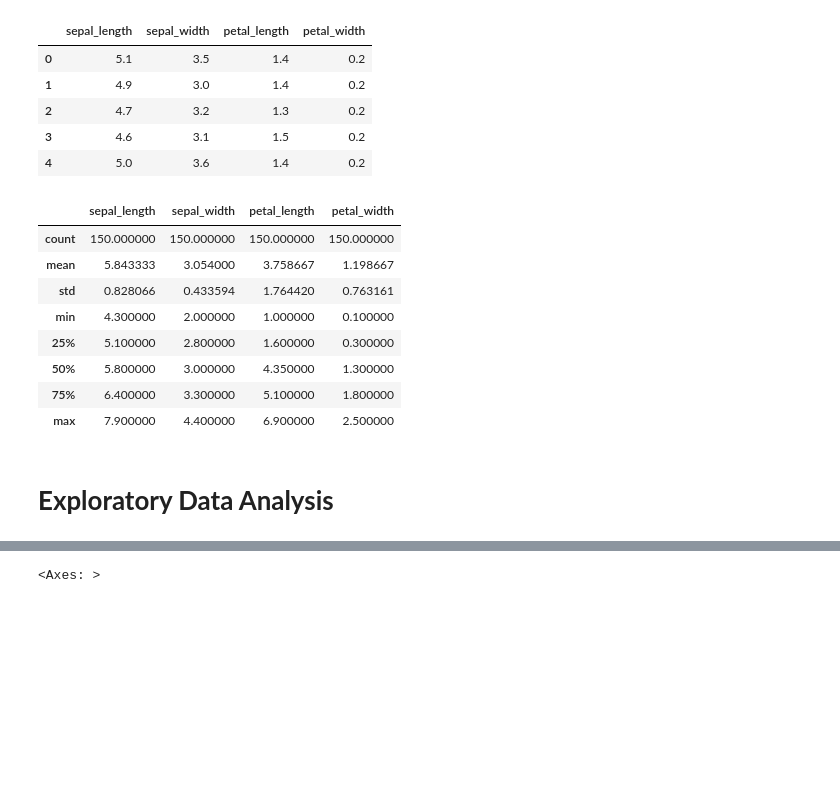
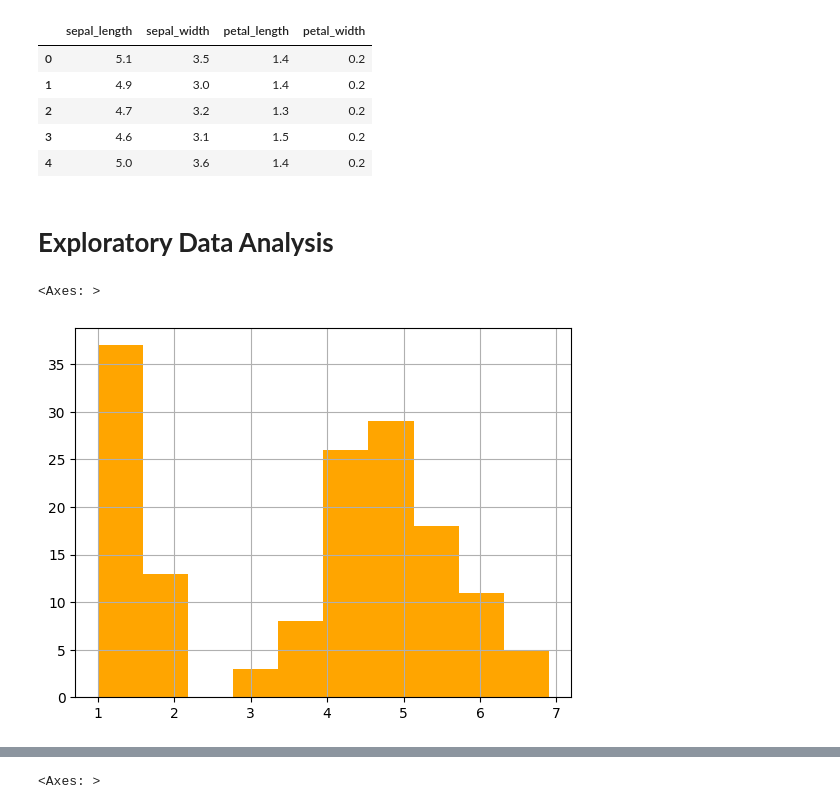
Before and after one commit to anikashaji/CODSOFT, a Jupyter notebook: IRIS_Flower_Data_Analysis.ipynb, the cells around one changed output, grey strips where cells are left out. Cells and saved outputs as stored; diff of their text form; code cells hidden in the pictures; blank space fills up the shorter version.

```diff
--- a/IRIS_Flower_Data_Analysis.ipynb
+++ b/IRIS_Flower_Data_Analysis.ipynb
@@ -57,17 +84,10 @@ df.head()
 | 2 | 4.7 | 3.2 | 1.3 | 0.2 |
 | 3 | 4.6 | 3.1 | 1.5 | 0.2 |
 | 4 | 5.0 | 3.6 | 1.4 | 0.2 |
-# %%
-df.describe()
-# %% [output]
-|  | sepal_length | sepal_width | petal_length | petal_width |
-| count | 150.000000 | 150.000000 | 150.000000 | 150.000000 |
-| mean | 5.843333 | 3.054000 | 3.758667 | 1.198667 |
-| std | 0.828066 | 0.433594 | 1.764420 | 0.763161 |
-| min | 4.300000 | 2.000000 | 1.000000 | 0.100000 |
-| 25% | 5.100000 | 2.800000 | 1.600000 | 0.300000 |
-| 50% | 5.800000 | 3.000000 | 4.350000 | 1.300000 |
-| 75% | 6.400000 | 3.300000 | 5.100000 | 1.800000 |
-| max | 7.900000 | 4.400000 | 6.900000 | 2.500000 |
 # %% [markdown]
 # **Exploratory Data Analysis**
+# %%
+df['petal_length'].hist(color="orange")
+# %% [output]
+<Axes: >
+[figure, added]
```
Also changed, not shown: parts of 43 cells of this notebook.
